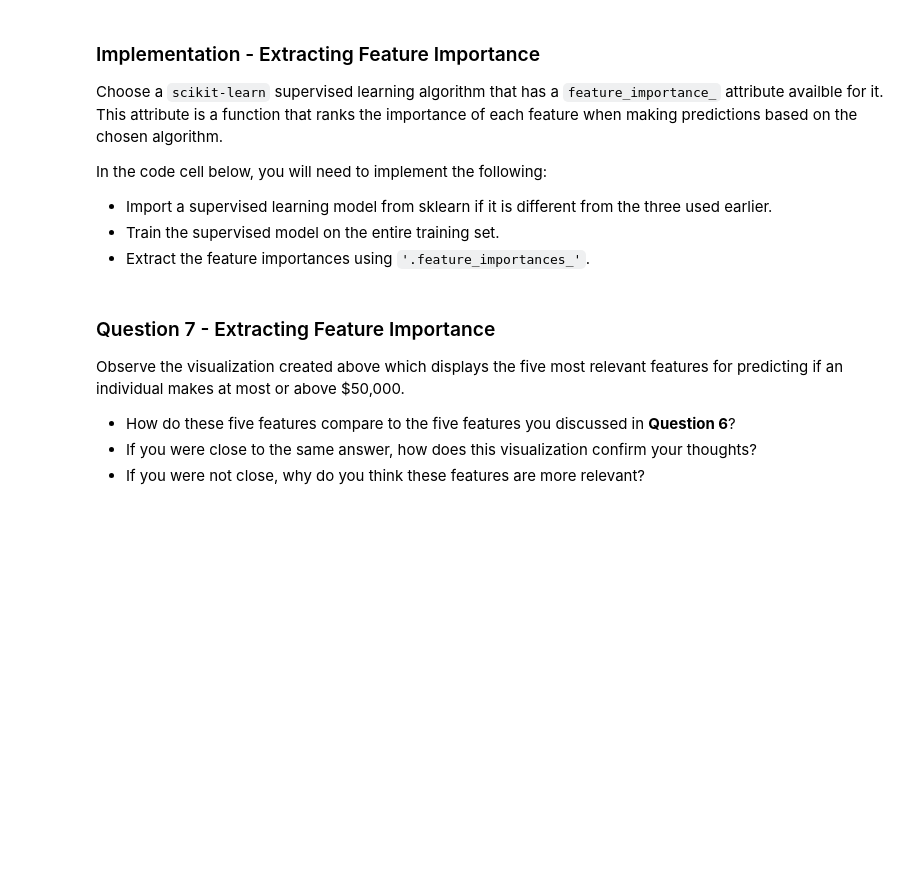
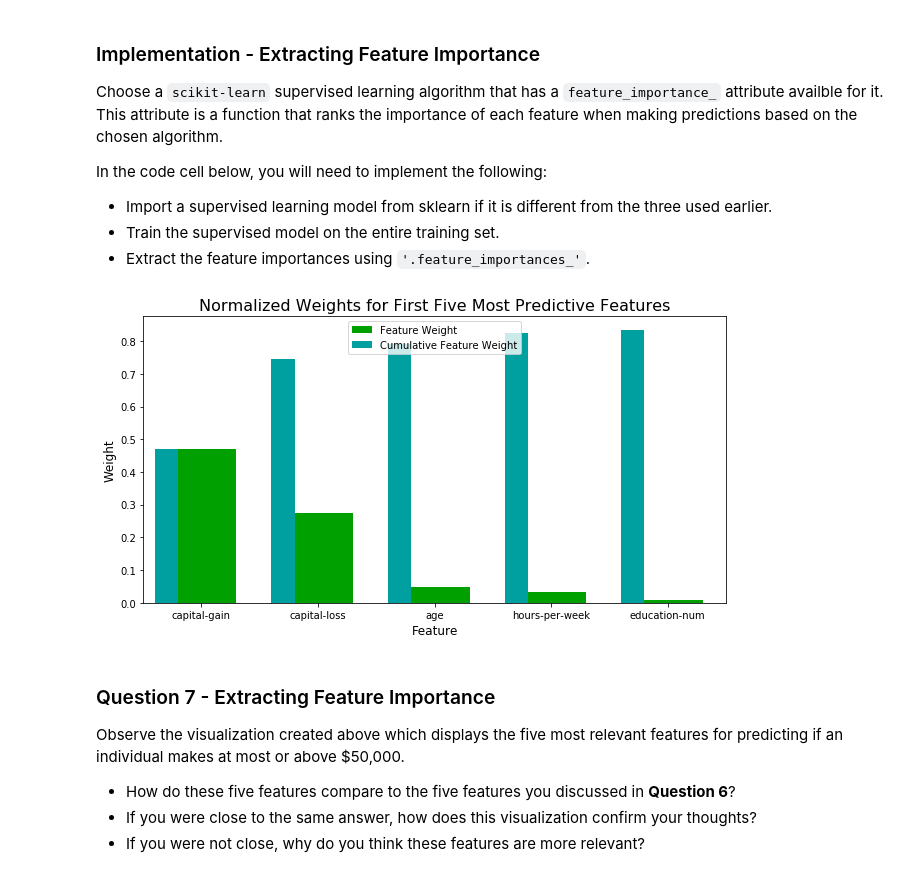
Before and after one commit to jocelyngiquel/udacity-charityML, a Jupyter notebook: notebooks/finding_donors.ipynb, the cells around one changed output. Saved outputs shown, nothing was run; the diff lists cells and outputs as text; code cells hidden in the pictures; blank space fills up the shorter version.

```diff
--- a/notebooks/finding_donors.ipynb
+++ b/notebooks/finding_donors.ipynb
@@ -169,11 +163,11 @@ Additionally, as with the non-numeric features, we need to convert the non-numer
  - Convert the target label `'income_raw'` to numerical entries.
    - Set records with "<=50K" to `0` and records with ">50K" to `1`.
 # %%
-# TODO: One-hot encode the 'features_log_minmax_transform' data using pandas.get_dummies()
+# One-hot encode the 'features_log_minmax_transform' data using pandas.get_dummies()
 features_final = pd.get_dummies(features_log_minmax_transform)
 
-# TODO: Encode the 'income_raw' data to numerical values
-income = pd.get_dummies(income_raw)
+# Encode the 'income_raw' data to numerical values
+income = income_raw.apply(lambda x: 1 if x == ">50K" else 0)
 
 # Print the number of features after one-hot encoding
 encoded = list(features_final.columns)
@@ -505,17 +575,19 @@ In the code cell below, you will need to implement the following:
  - Train the supervised model on the entire training set.
  - Extract the feature importances using `'.feature_importances_'`.
 # %%
-# TODO: Import a supervised learning model that has 'feature_importances_'
+# Import a supervised learning model that has 'feature_importances_'
 
 
-# TODO: Train the supervised model on the training set using .fit(X_train, y_train)
-model = None
+# Train the supervised model on the training set using .fit(X_train, y_train)
+model = AdaBoostClassifier(random_state=7,n_estimators=500).fit(X_train, y_train)
 
-# TODO: Extract the feature importances using .feature_importances_
-importances = None
+# Extract the feature importances using .feature_importances_
+importances = model.feature_importances_
 
 # Plot
 vs.feature_plot(importances, X_train, y_train)
+# %% [output]
+[figure, added]
 # %% [markdown]
 ### Question 7 - Extracting Feature Importance
 
```
Also changed, not shown: parts of 12 cells of this notebook, 2 other files.
